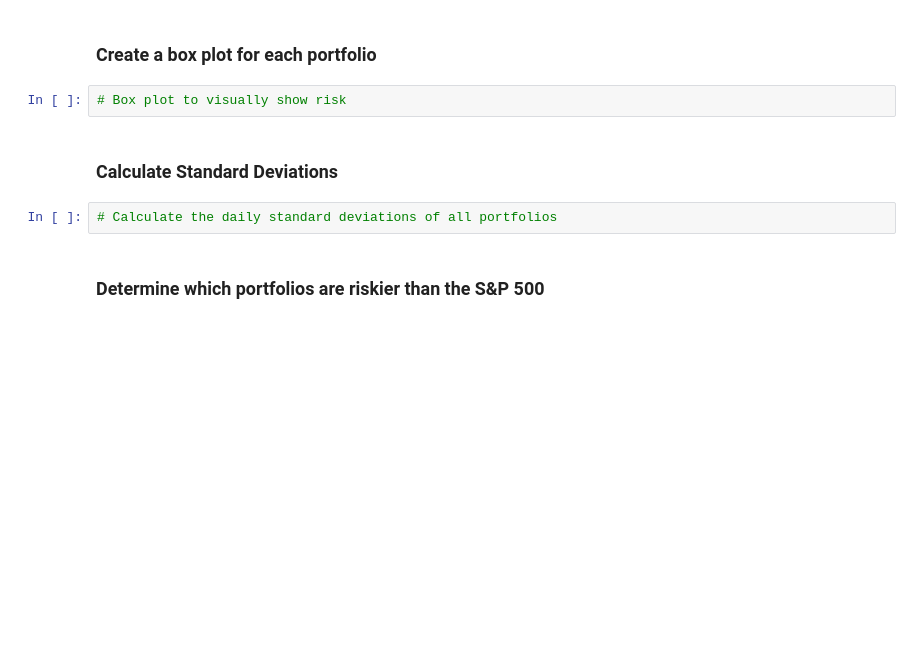
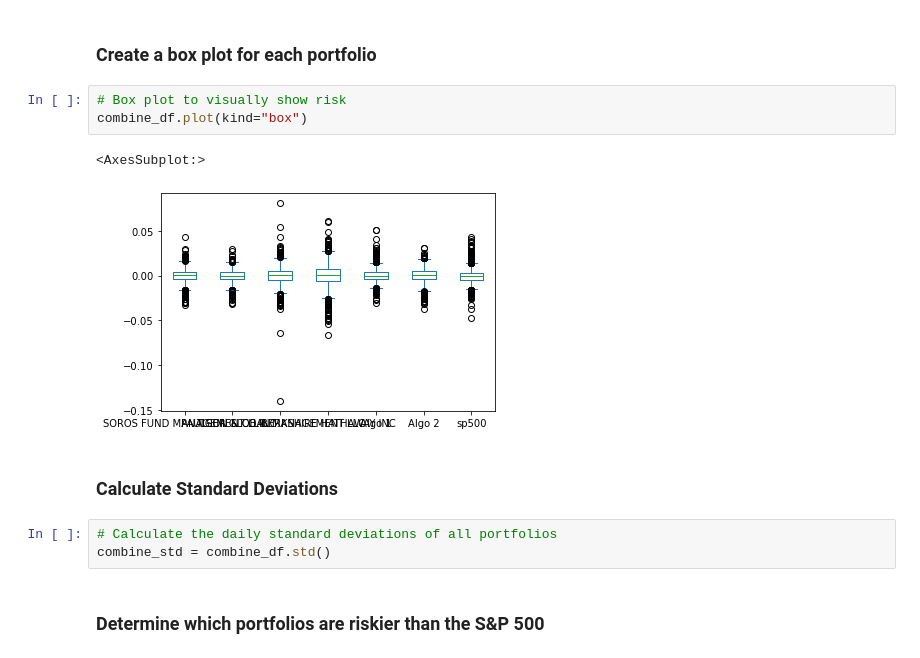
Before and after one commit to Gregoryneubel2/whale_analysis, a Jupyter notebook: whale_analysis.ipynb, the cells around one changed output. Drawn from its saved outputs; the diff is of its cells as text; blank space fills up the shorter version.

```diff
--- a/whale_analysis.ipynb
+++ b/whale_analysis.ipynb
@@ -183,10 +193,15 @@ Determine the _risk_ of each portfolio:
 ### Create a box plot for each portfolio
 # %%
 # Box plot to visually show risk
+combine_df.plot(kind="box")
+# %% [output]
+<AxesSubplot:>
+[figure, added]
 # %% [markdown]
 ### Calculate Standard Deviations
 # %%
 # Calculate the daily standard deviations of all portfolios
+combine_std = combine_df.std()
 # %% [markdown]
 ### Determine which portfolios are riskier than the S&P 500
 # %%
```
Also changed, not shown: parts of 28 cells of this notebook.
